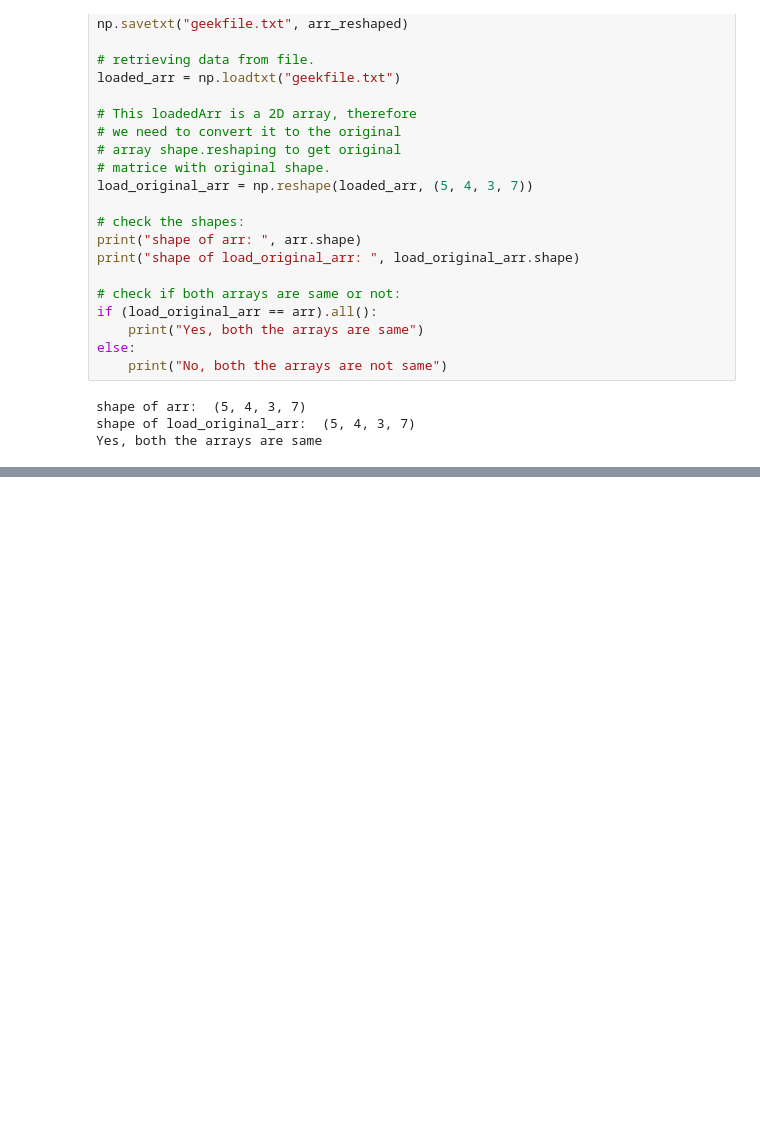
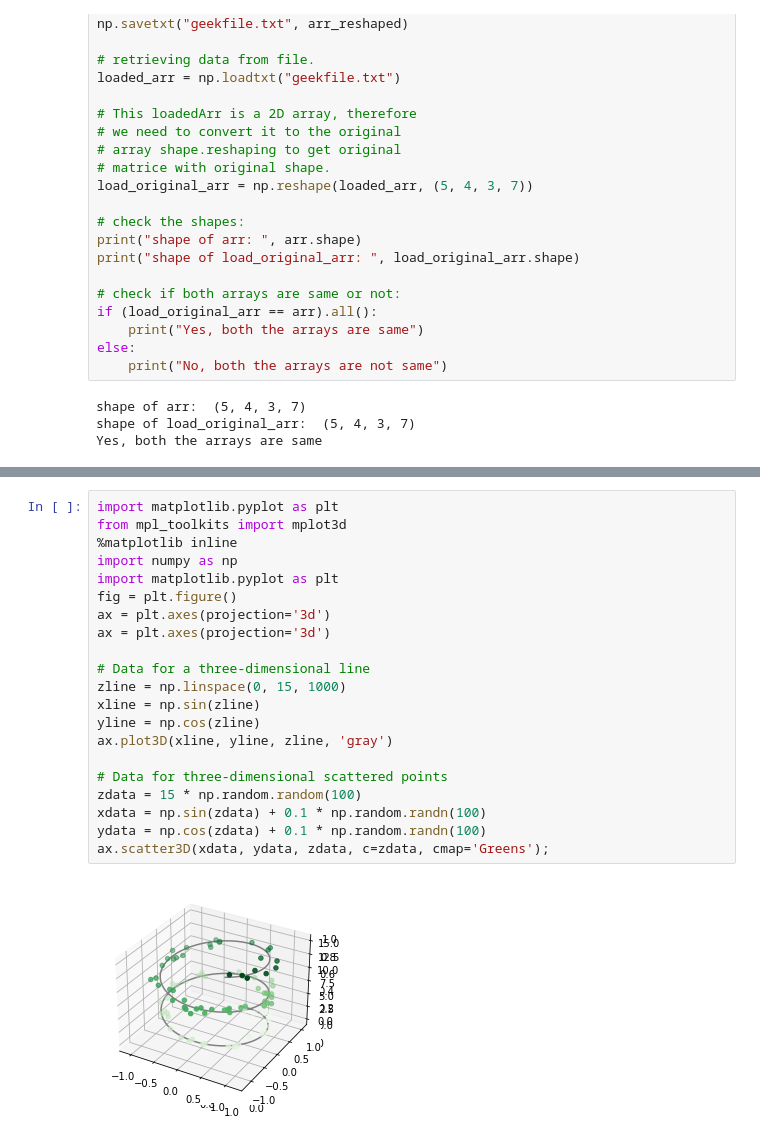
Before and after one commit to T2ooomasz/Algorytmy-Metaheurystyczne, a Jupyter notebook: TabuSearch/tabu_search.ipynb, the cells around one changed output, grey strips where cells are left out. Cells and saved outputs as stored; diff of their text form; blank space fills up the shorter version.

```diff
--- a/TabuSearch/tabu_search.ipynb
+++ b/TabuSearch/tabu_search.ipynb
@@ -168,0 +262,23 @@ Yes, both the arrays are same
+# %%
+import matplotlib.pyplot as plt
+from mpl_toolkits import mplot3d
+%matplotlib inline
+import numpy as np
+import matplotlib.pyplot as plt
+fig = plt.figure()
+ax = plt.axes(projection='3d')
+ax = plt.axes(projection='3d')
+
+# Data for a three-dimensional line
+zline = np.linspace(0, 15, 1000)
+xline = np.sin(zline)
+yline = np.cos(zline)
+ax.plot3D(xline, yline, zline, 'gray')
+
+# Data for three-dimensional scattered points
+zdata = 15 * np.random.random(100)
+xdata = np.sin(zdata) + 0.1 * np.random.randn(100)
+ydata = np.cos(zdata) + 0.1 * np.random.randn(100)
+ax.scatter3D(xdata, ydata, zdata, c=zdata, cmap='Greens');
+# %% [output]
+[figure, added]
```
Also changed, not shown: parts of 16 cells of this notebook, 7 other files.
